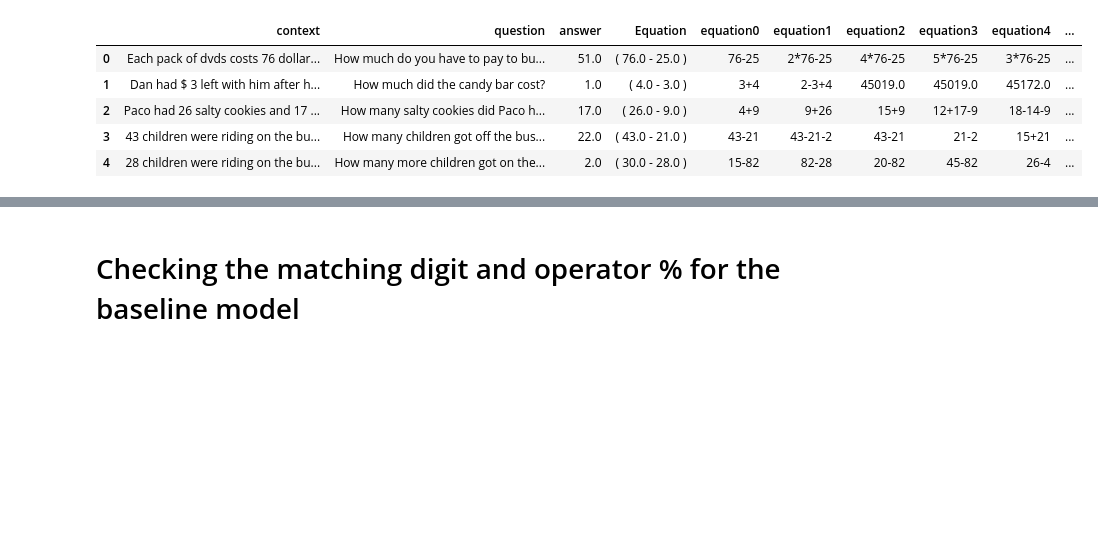
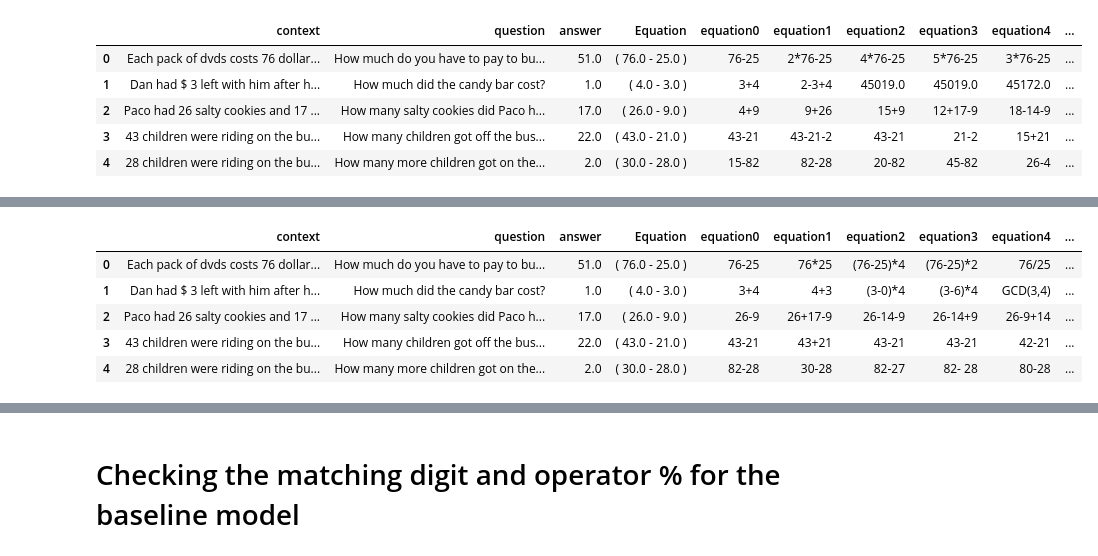
Before and after one commit to nilesh3030/MWP_Solver, a Jupyter notebook: Results/Qualitative/SVAMP/SVAMP_qualitative_results.ipynb, the cells around one changed output, grey strips where cells are left out. Cells and saved outputs as stored; diff of their text form; code cells hidden in the pictures; blank space fills up the shorter version.

```diff
--- a/Results/Qualitative/SVAMP/SVAMP_qualitative_results.ipynb
+++ b/Results/Qualitative/SVAMP/SVAMP_qualitative_results.ipynb
@@ -60,3 +57,20 @@ ce_preds.head()
 | 2 | Paco had 26 salty cookies and 17 ... | How many salty cookies did Paco h... | 17.0 | ( 26.0 - 9.0 ) | 26+17-14-9 | 26-9 | 26-14-9 | 26-14+9 | 26-14+9 | ... |
 | 3 | 43 children were riding on the bu... | How many children got off the bus... | 22.0 | ( 43.0 - 21.0 ) | 43-21 | 43-21 | 43-21 | 42-21 | 43-22 | ... |
 | 4 | 28 children were riding on the bu... | How many more children got on the... | 2.0 | ( 30.0 - 28.0 ) | 30-82 | 82-28 | 30-28 | 30 28-82 | 30-82 | ... |
+# %%
+with pyxlsb.open_workbook('/content/drive/MyDrive/NLP Research/Results/SVAMP predictions/predictions_jc_svamp.xlsb') as wb:
+    # Specify the sheet name
+    with wb.get_sheet(1) as sheet:
+        data = []
+        for row in sheet.rows():
+            data.append([item.v for item in row])
+
+jc_preds = pd.DataFrame(data[1:], columns=data[0])
+jc_preds.head()
+# %% [output]
+|  | context | question | answer | Equation | equation0 | equation1 | equation2 | equation3 | equation4 | ... |
+| 0 | Each pack of dvds costs 76 dollar... | How much do you have to pay to bu... | 51.0 | ( 76.0 - 25.0 ) | 76-25 | 76*25 | (76-25)*4 | (76-25)*2 | 76/25 | ... |
+| 1 | Dan had $ 3 left with him after h... | How much did the candy bar cost? | 1.0 | ( 4.0 - 3.0 ) | 3+4 | 4+3 | (3-0)*4 | (3-6)*4 | GCD(3,4) | ... |
+| 2 | Paco had 26 salty cookies and 17 ... | How many salty cookies did Paco h... | 17.0 | ( 26.0 - 9.0 ) | 26-9 | 26+17-9 | 26-14-9 | 26-14+9 | 26-9+14 | ... |
+| 3 | 43 children were riding on the bu... | How many children got off the bus... | 22.0 | ( 43.0 - 21.0 ) | 43-21 | 43+21 | 43-21 | 43-21 | 42-21 | ... |
+| 4 | 28 children were riding on the bu... | How many more children got on the... | 2.0 | ( 30.0 - 28.0 ) | 82-28 | 30-28 | 82-27 | 82- 28 | 80-28 | ... |
```
Also changed, not shown: parts of 9 cells of this notebook.
